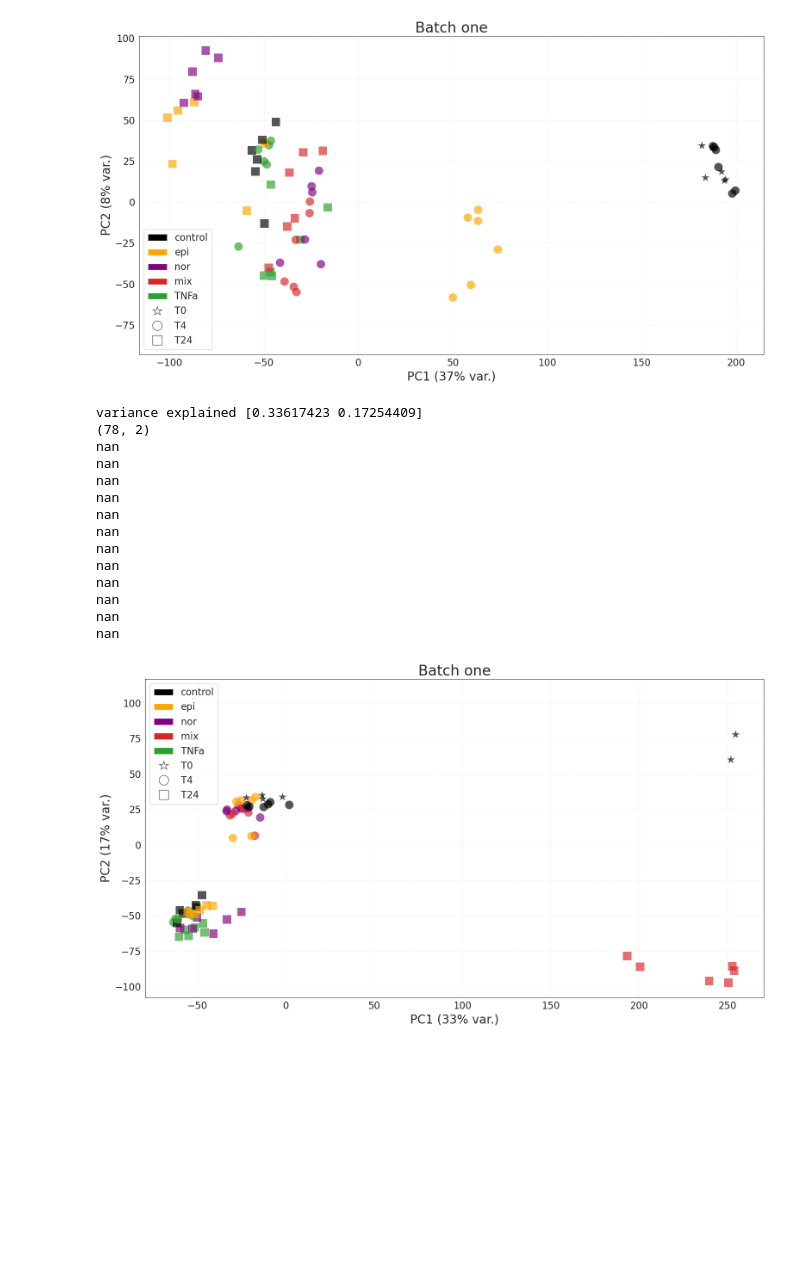
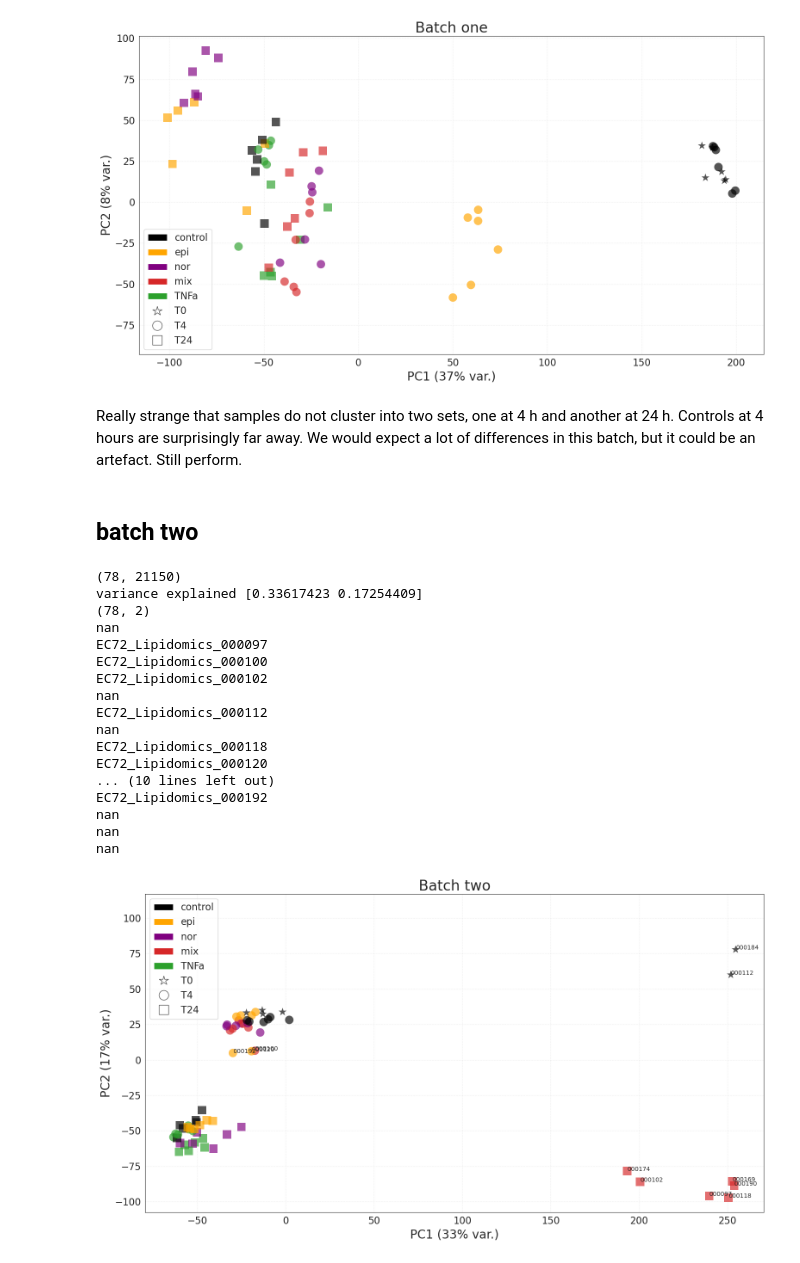
Before and after one commit to adelomana/vigur, a Jupyter notebook: lipidomics/EC072/072 xcms pos.ipynb, the cells around one changed output. Cells and saved outputs as stored; diff of their text form; code cells hidden in the pictures; blank space fills up the shorter version.

Commit message:
update on batch two PCA

```diff
--- a/lipidomics/EC072/072 xcms pos.ipynb
+++ b/lipidomics/EC072/072 xcms pos.ipynb
@@ -467,0 +465,3 @@ nan
+# %% [markdown]
+Really strange that samples do not cluster into two sets, one at 4 h and another at 24 h. Controls at 4 hours are surprisingly far away.
+We would expect a lot of differences in this batch, but it could be an artefact. Still perform.
@@ -468,9 +470,14 @@ nan
+# %% [markdown]
+## batch two
 # %%
+excluding_samples = []
+
 sampleIDs = mqndf.columns
 subset_metadata = metadata.loc[sampleIDs, :]
 batch_one_samples = subset_metadata[(subset_metadata['MS BATCH.1'] == 'B2_1') | (subset_metadata['MS BATCH.1'] == 'B2_2')].index
 df = mqndf.loc[:, batch_one_samples]
 df = df.transpose()
+print(df.shape)
 
 x = sklearn.preprocessing.StandardScaler().fit_transform(df)
 pca = sklearn.decomposition.PCA(n_components=2)
@@ -523,42 +530,56 @@ for i in range(len(df.index)):
     # plot the dots
     matplotlib.pyplot.scatter(posx, posy, s=200, c=plotting_color, alpha=2/3, marker=plotting_marker, edgecolors='none')
 
+    # plot sample names
+    mini_label = label.split('_')[-1]
+    if posy > 0 and posy < 10:
+        matplotlib.pyplot.text(posx, posy, mini_label, fontsize=10)
+        print(label)
+        excluding_samples.append(label)
+    if posx > 150:
+        matplotlib.pyplot.text(posx, posy, mini_label, fontsize=10)
+        print(label)
+        excluding_samples.append(label)
+
 # legend
 legend_elements = [
     matplotlib.patches.Patch(facecolor='black', edgecolor='white'),
     matplotlib.patches.Patch(facecolor='orange', edgecolor='white'),
     matplotlib.patches.Patch(facecolor='purple', edgecolor='white'),
     matplotlib.patches.Patch(facecolor='tab:red', edgecolor='white'),
     matplotlib.patches.Patch(facecolor='tab:green', edgecolor='white'),
 
     matplotlib.lines.Line2D([0], [0], marker='*', color='black', markerfacecolor='white', markersize=16, alpha=2/3, lw=0),
     matplotlib.lines.Line2D([0], [0], marker='o', color='black', markerfacecolor='white', markersize=16, alpha=2/3, lw=0),
     matplotlib.lines.Line2D([0], [0], marker='s', color='black', markerfacecolor='white', markersize=16, alpha=2/3, lw=0)
     ]
 matplotlib.pyplot.legend(legend_elements, ['control', 'epi', 'nor', 'mix', 'TNFa', 'T0', 'T4', 'T24'], fontsize=16)
 
 
 # close figure
-matplotlib.pyplot.title('Batch one')
+matplotlib.pyplot.title('Batch two')
 matplotlib.pyplot.grid(alpha=1/2, ls=':')
 matplotlib.pyplot.xlabel('PC1 ({}% var.)'.format(int(pca.explained_variance_ratio_[0]*100)))
 matplotlib.pyplot.ylabel('PC2 ({}% var.)'.format(int(pca.explained_variance_ratio_[1]*100)))
 
 matplotlib.pyplot.tight_layout()
 matplotlib.pyplot.show()
 # %% [output]
+(78, 21150)
 variance explained [0.33617423 0.17254409]
 (78, 2)
 nan
+EC72_Lipidomics_000097
+EC72_Lipidomics_000100
+EC72_Lipidomics_000102
+nan
+EC72_Lipidomics_000112
+nan
+EC72_Lipidomics_000118
+EC72_Lipidomics_000120
+... (10 lines left out)
+EC72_Lipidomics_000192
 nan
 nan
 nan
-nan
-nan
-nan
-nan
-nan
-nan
-nan
-nan
-[figure, old version]
+[figure, new version]
```
Also changed, not shown: parts of 13 cells of this notebook.
